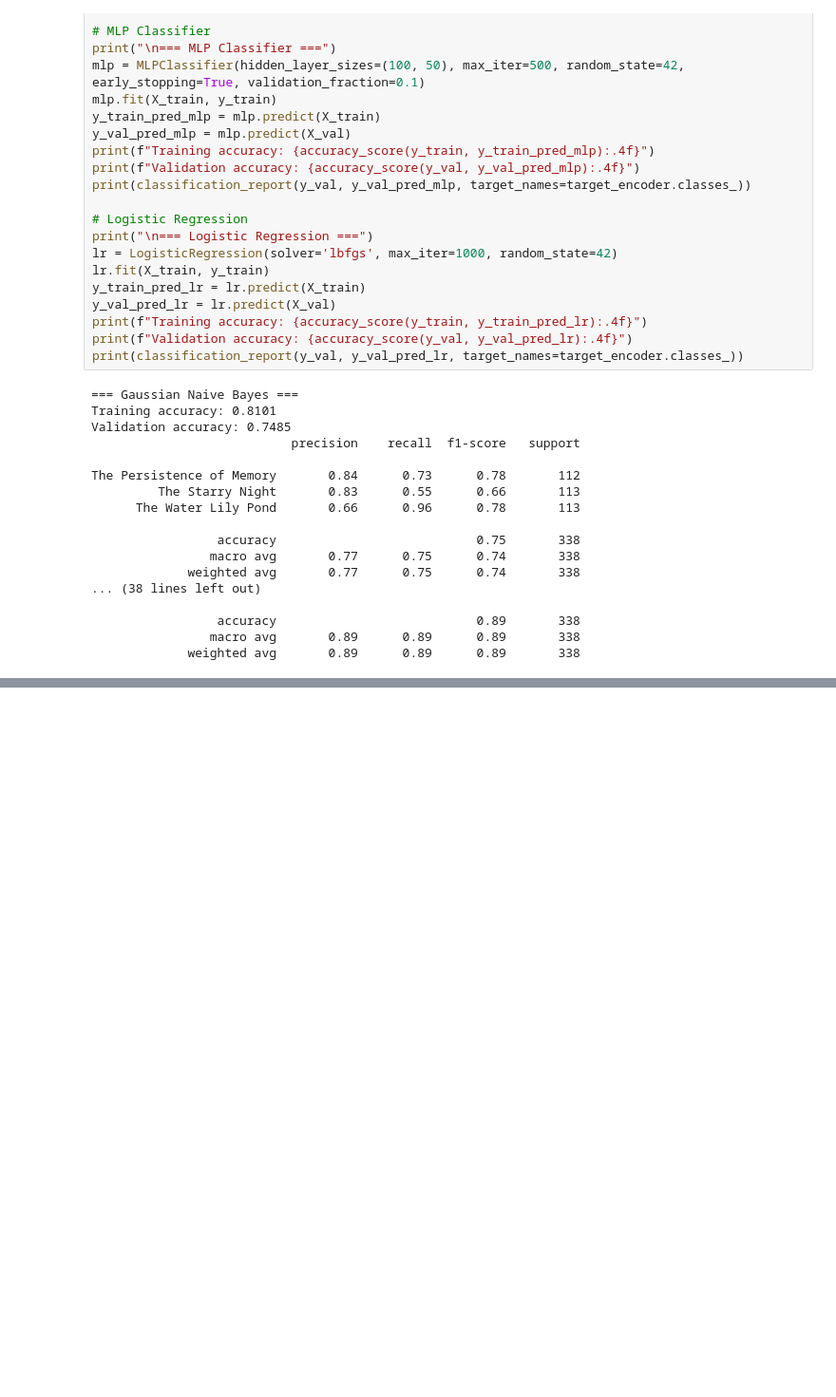
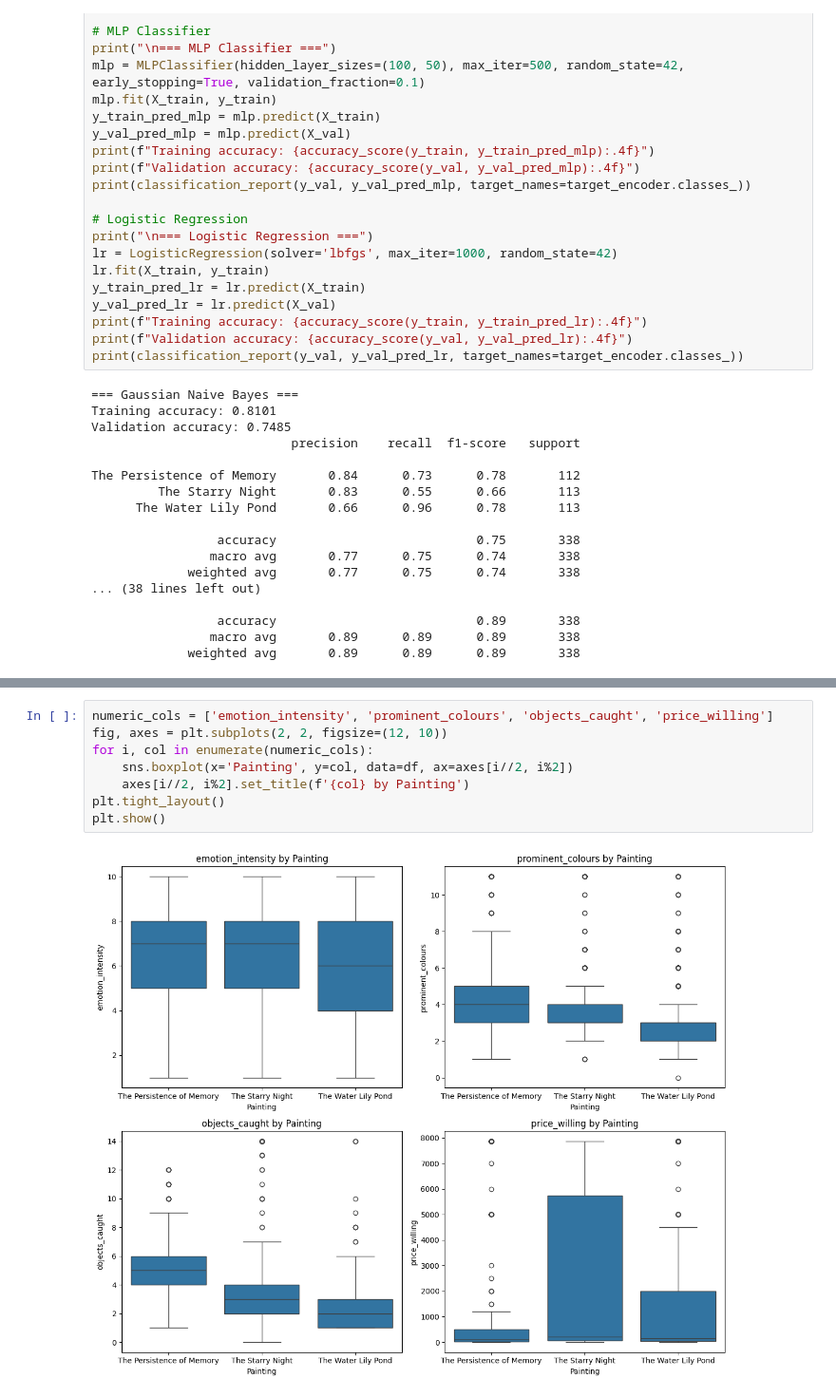
Before and after one commit to EthanT256/Machine-Learning-Challenge, a Jupyter notebook: multi model training/MLC_Model_Training.ipynb, the cells around one changed output, grey strips where cells are left out. Shown at 95% size. Saved outputs shown, nothing was run; the diff lists cells and outputs as text; blank space fills up the shorter version.

```diff
--- a/multi model training/MLC_Model_Training.ipynb
+++ b/multi model training/MLC_Model_Training.ipynb
@@ -248,0 +290,10 @@ The Persistence of Memory       0.84      0.73      0.78       112
+# %%
+numeric_cols = ['emotion_intensity', 'prominent_colours', 'objects_caught', 'price_willing']
+fig, axes = plt.subplots(2, 2, figsize=(12, 10))
+for i, col in enumerate(numeric_cols):
+    sns.boxplot(x='Painting', y=col, data=df, ax=axes[i//2, i%2])
+    axes[i//2, i%2].set_title(f'{col} by Painting')
+plt.tight_layout()
+plt.show()
+# %% [output]
+[figure, added]
```
Also changed, not shown: parts of 5 cells of this notebook.
